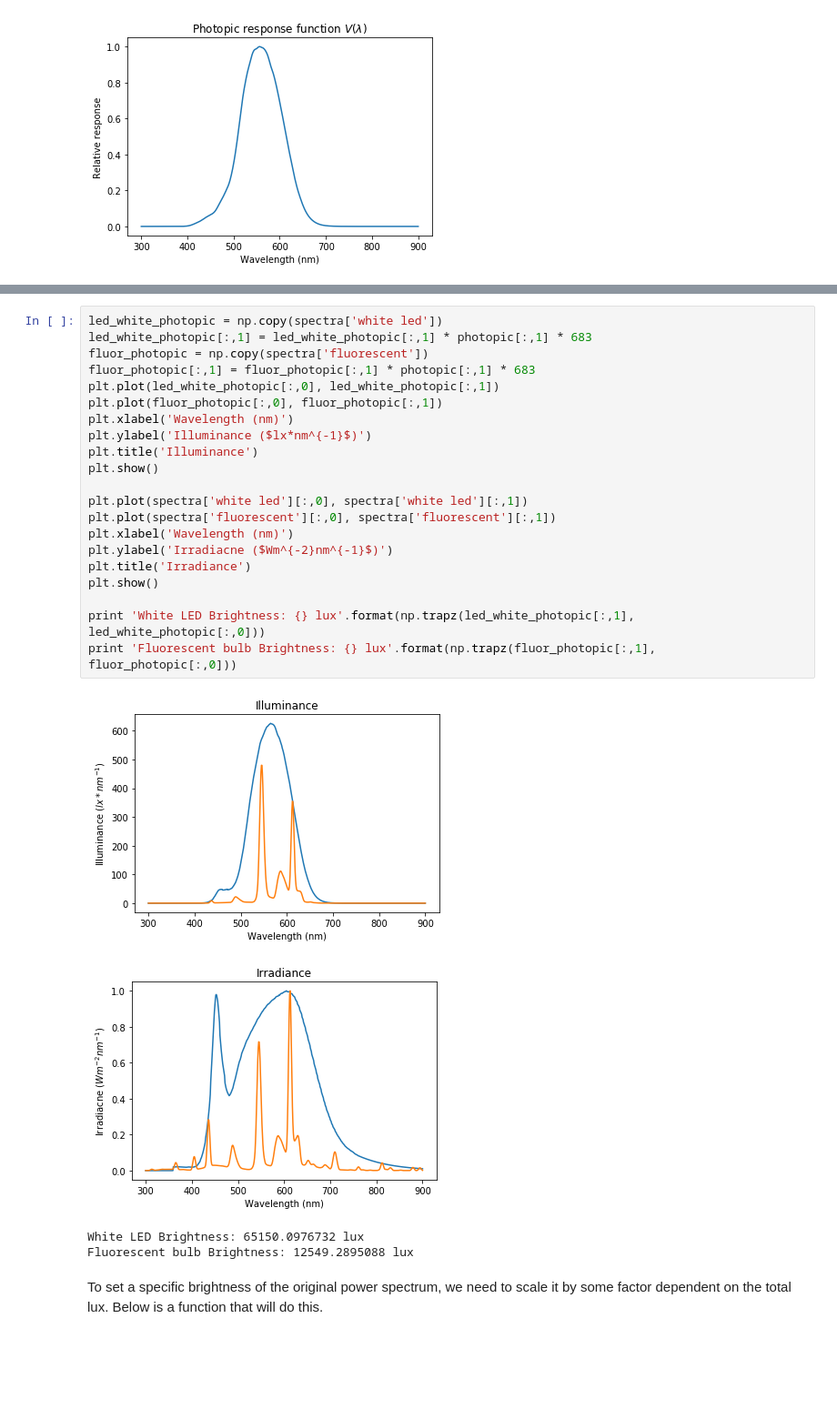
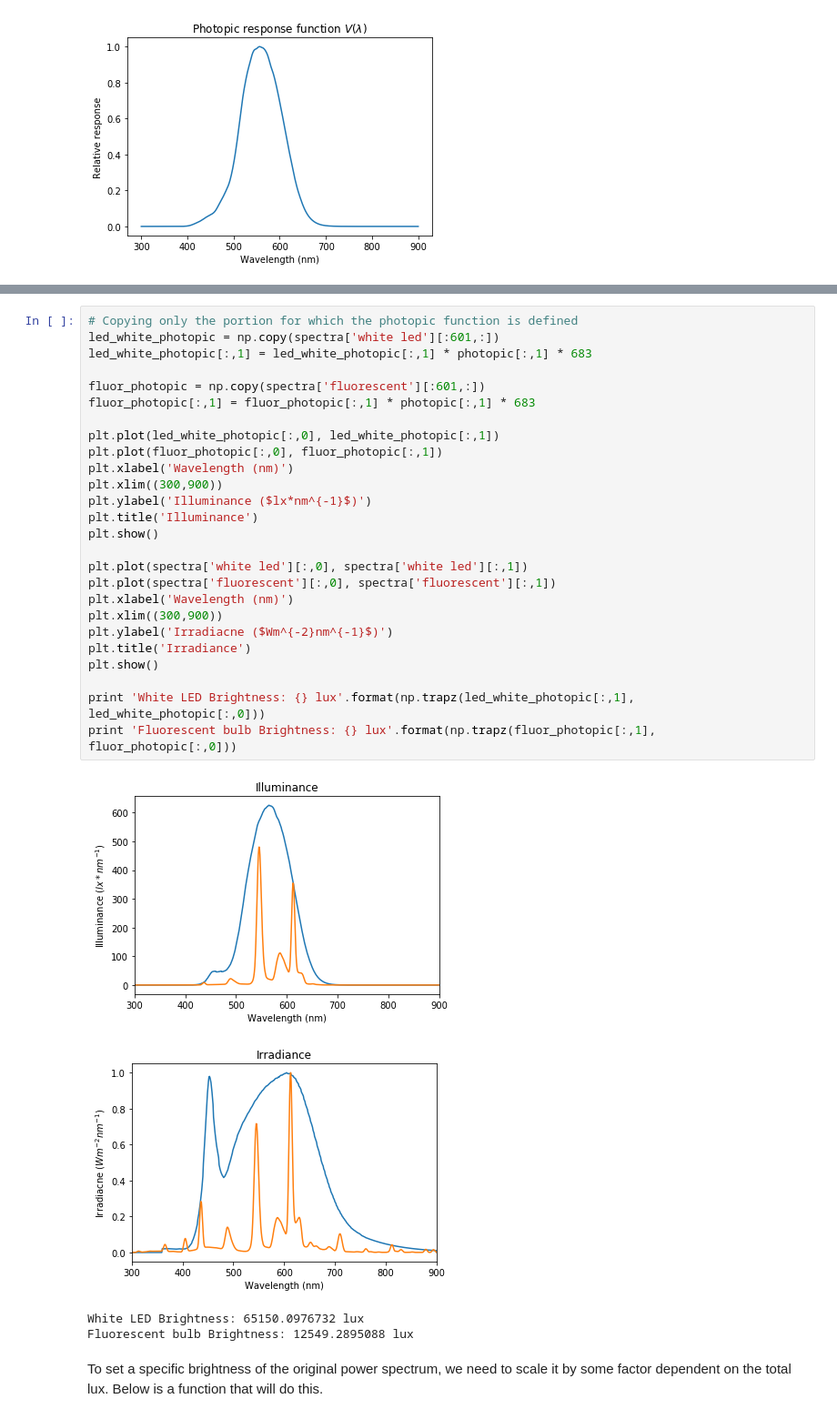
Before and after one commit to kaklin/sq-limit, a Jupyter notebook: SQ_limit.ipynb, the cells around one changed output, grey strips where cells are left out. Shown at 91% size. Drawn from its saved outputs; the diff is of its cells as text; blank space fills up the shorter version.

```diff
--- a/SQ_limit.ipynb
+++ b/SQ_limit.ipynb
@@ -761,29 +758,34 @@ where $E_{e\lambda}$ is the spectral irradiance in watts per square metre, per u
 
 Let's check how bright our normalised spectra were:
 # %%
-led_white_photopic = np.copy(spectra['white led'])
+# Copying only the portion for which the photopic function is defined
+led_white_photopic = np.copy(spectra['white led'][:601,:])
 led_white_photopic[:,1] = led_white_photopic[:,1] * photopic[:,1] * 683
-fluor_photopic = np.copy(spectra['fluorescent'])
+
+fluor_photopic = np.copy(spectra['fluorescent'][:601,:])
 fluor_photopic[:,1] = fluor_photopic[:,1] * photopic[:,1] * 683
+
 plt.plot(led_white_photopic[:,0], led_white_photopic[:,1])
 plt.plot(fluor_photopic[:,0], fluor_photopic[:,1])
 plt.xlabel('Wavelength (nm)')
+plt.xlim((300,900))
 plt.ylabel('Illuminance ($lx*nm^{-1}$)')
 plt.title('Illuminance')
 plt.show()
 
 plt.plot(spectra['white led'][:,0], spectra['white led'][:,1])
 plt.plot(spectra['fluorescent'][:,0], spectra['fluorescent'][:,1])
 plt.xlabel('Wavelength (nm)')
+plt.xlim((300,900))
 plt.ylabel('Irradiacne ($Wm^{-2}nm^{-1}$)')
 plt.title('Irradiance')
 plt.show()
 
 print 'White LED Brightness: {} lux'.format(np.trapz(led_white_photopic[:,1], led_white_photopic[:,0]))
 print 'Fluorescent bulb Brightness: {} lux'.format(np.trapz(fluor_photopic[:,1], fluor_photopic[:,0]))
 # %% [output]
-[figure, old version]
+[figure, new version]
-[figure, old version]
+[figure, new version]
 White LED Brightness: 65150.0976732 lux
 Fluorescent bulb Brightness: 12549.2895088 lux
 # %% [markdown]
```
Also changed, not shown: parts of 60 cells of this notebook.
